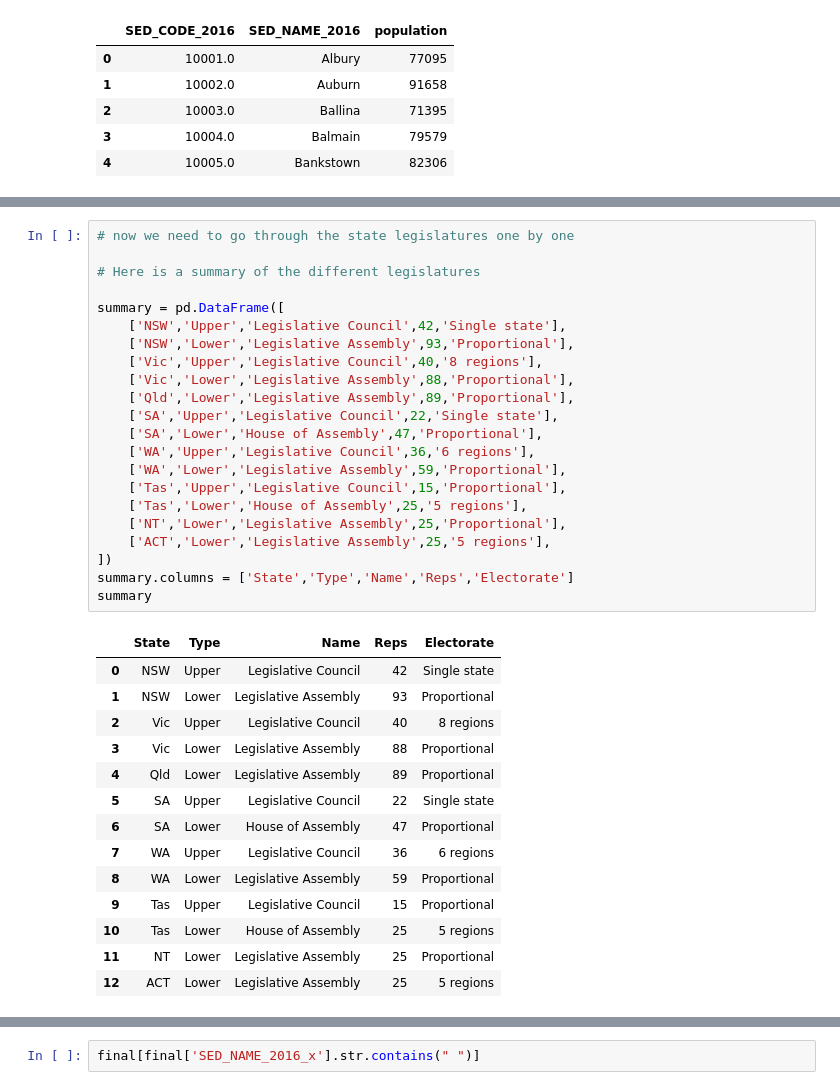
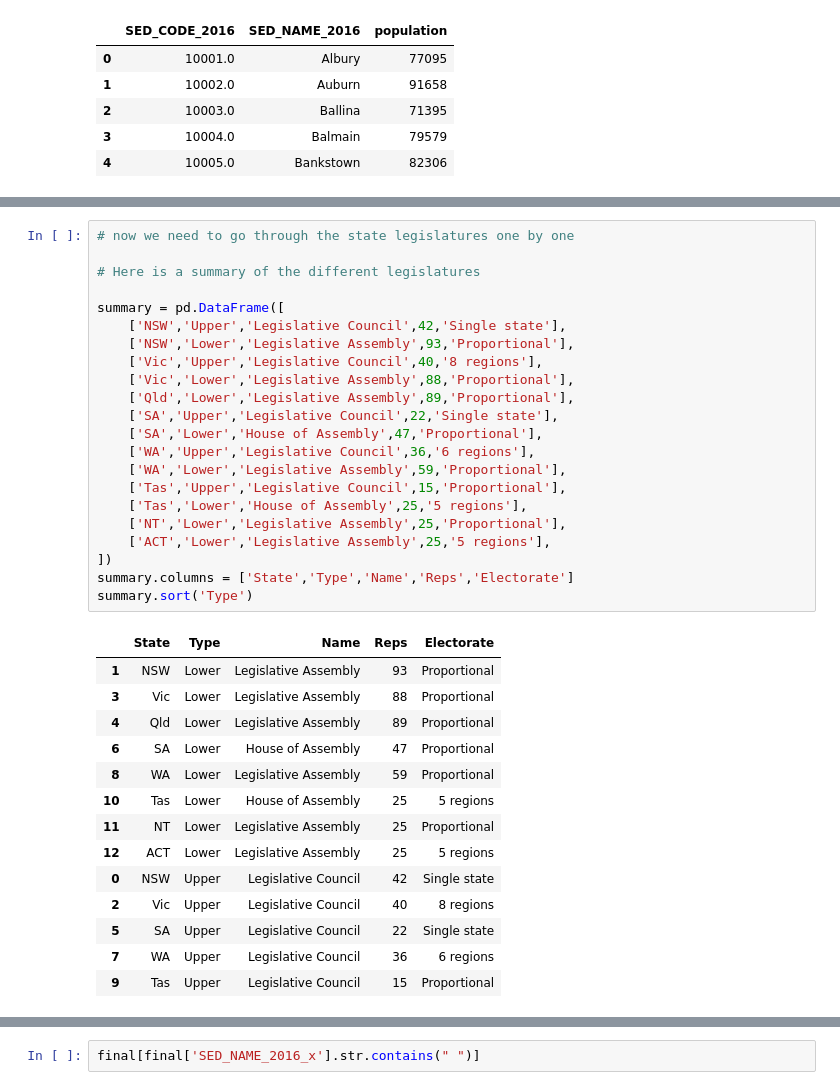
Before and after one commit to jacksongs/overgovd, a Jupyter notebook: state/State - 2011 to 2016 conversion.ipynb, the cells around one changed output, grey strips where cells are left out. Drawn from its saved outputs; the diff is of its cells as text.

```diff
--- a/state/State - 2011 to 2016 conversion.ipynb
+++ b/state/State - 2011 to 2016 conversion.ipynb
@@ -73,38 +89,38 @@ base.head()
 # %%
 # now we need to go through the state legislatures one by one
 
 # Here is a summary of the different legislatures
 
 summary = pd.DataFrame([
     ['NSW','Upper','Legislative Council',42,'Single state'],
     ['NSW','Lower','Legislative Assembly',93,'Proportional'],
     ['Vic','Upper','Legislative Council',40,'8 regions'],
     ['Vic','Lower','Legislative Assembly',88,'Proportional'],
     ['Qld','Lower','Legislative Assembly',89,'Proportional'],
     ['SA','Upper','Legislative Council',22,'Single state'],
     ['SA','Lower','House of Assembly',47,'Proportional'],
     ['WA','Upper','Legislative Council',36,'6 regions'],
     ['WA','Lower','Legislative Assembly',59,'Proportional'],
     ['Tas','Upper','Legislative Council',15,'Proportional'],
     ['Tas','Lower','House of Assembly',25,'5 regions'],
     ['NT','Lower','Legislative Assembly',25,'Proportional'],
     ['ACT','Lower','Legislative Assembly',25,'5 regions'],
 ])
 summary.columns = ['State','Type','Name','Reps','Electorate']
-summary
+summary.sort('Type')
 # %% [output]
 |  | State | Type | Name | Reps | Electorate |
-| 0 | NSW | Upper | Legislative Council | 42 | Single state |
 | 1 | NSW | Lower | Legislative Assembly | 93 | Proportional |
-| 2 | Vic | Upper | Legislative Council | 40 | 8 regions |
 | 3 | Vic | Lower | Legislative Assembly | 88 | Proportional |
 | 4 | Qld | Lower | Legislative Assembly | 89 | Proportional |
-| 5 | SA | Upper | Legislative Council | 22 | Single state |
 | 6 | SA | Lower | House of Assembly | 47 | Proportional |
-| 7 | WA | Upper | Legislative Council | 36 | 6 regions |
 | 8 | WA | Lower | Legislative Assembly | 59 | Proportional |
-| 9 | Tas | Upper | Legislative Council | 15 | Proportional |
 | 10 | Tas | Lower | House of Assembly | 25 | 5 regions |
 | 11 | NT | Lower | Legislative Assembly | 25 | Proportional |
 | 12 | ACT | Lower | Legislative Assembly | 25 | 5 regions |
+| 0 | NSW | Upper | Legislative Council | 42 | Single state |
+| 2 | Vic | Upper | Legislative Council | 40 | 8 regions |
+| 5 | SA | Upper | Legislative Council | 22 | Single state |
+| 7 | WA | Upper | Legislative Council | 36 | 6 regions |
+| 9 | Tas | Upper | Legislative Council | 15 | Proportional |
 # %%
```
Also changed, not shown: parts of 7 cells of this notebook, 3 other files.
